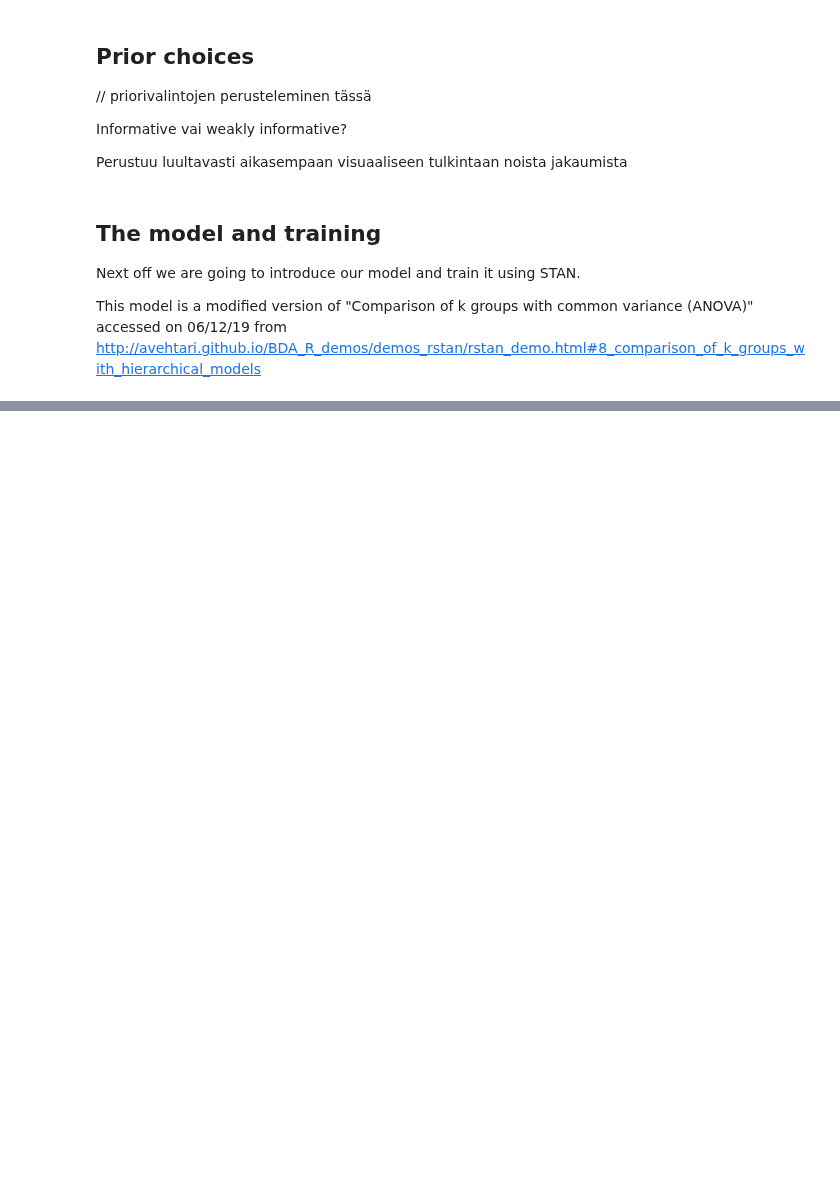
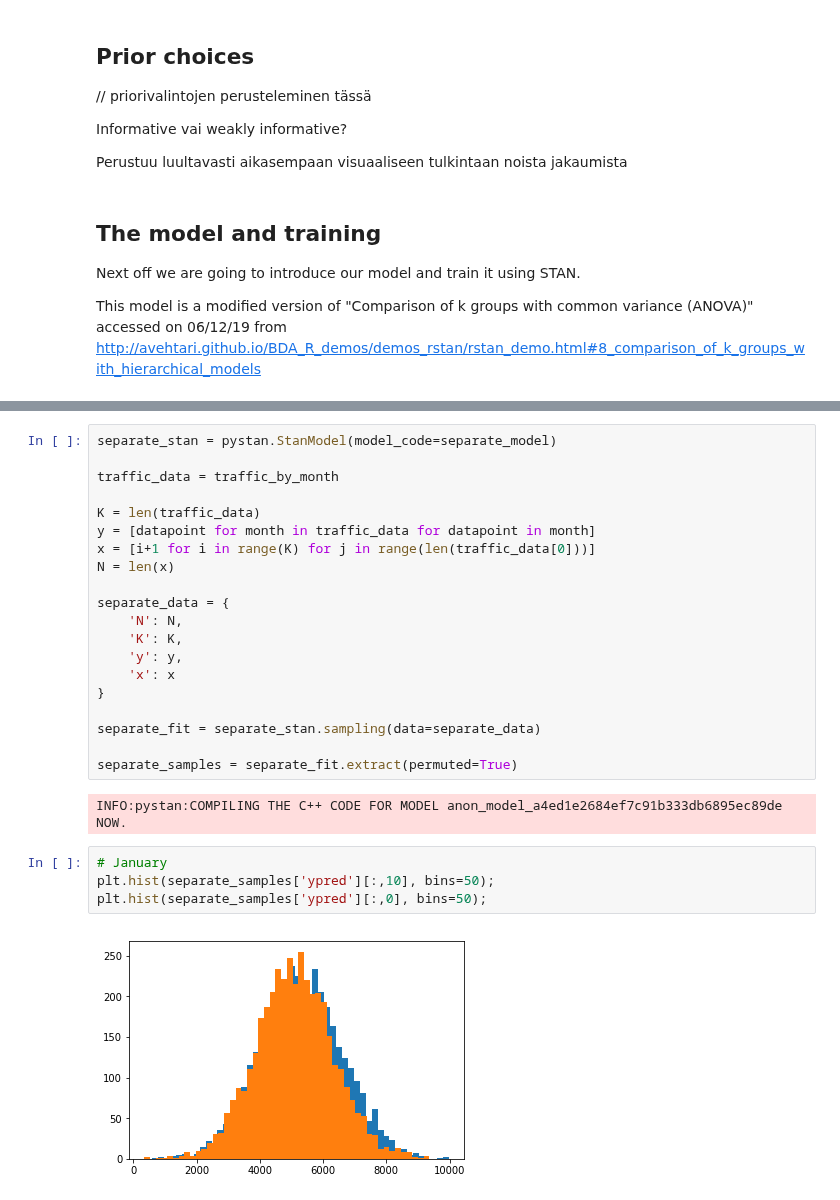
Before and after one commit to Lensku/BDA-Project-Otso-Lensku, a Jupyter notebook: Project.ipynb, the cells around one changed output, grey strips where cells are left out. Drawn from its saved outputs; the diff is of its cells as text; blank space fills up the shorter version.

Commit message:
initial implementation of separate model

```diff
--- a/Project.ipynb
+++ b/Project.ipynb
@@ -224,0 +208,28 @@ plt.hist(pooled_samples['ypred'], bins=50);
+# %%
+separate_stan = pystan.StanModel(model_code=separate_model)
+
+traffic_data = traffic_by_month
+
+K = len(traffic_data)
+y = [datapoint for month in traffic_data for datapoint in month]
+x = [i+1 for i in range(K) for j in range(len(traffic_data[0]))]
+N = len(x)
+
+separate_data = {
+    'N': N,
+    'K': K,
+    'y': y,
+    'x': x
+}
+
+separate_fit = separate_stan.sampling(data=separate_data)
+
+separate_samples = separate_fit.extract(permuted=True)
+# %% [output]
+INFO:pystan:COMPILING THE C++ CODE FOR MODEL anon_model_a4ed1e2684ef7c91b333db6895ec89de NOW.
+# %%
+# January
+plt.hist(separate_samples['ypred'][:,10], bins=50);
+plt.hist(separate_samples['ypred'][:,0], bins=50);
+# %% [output]
+[figure, added]
```
Also changed, not shown: parts of 6 cells of this notebook.
